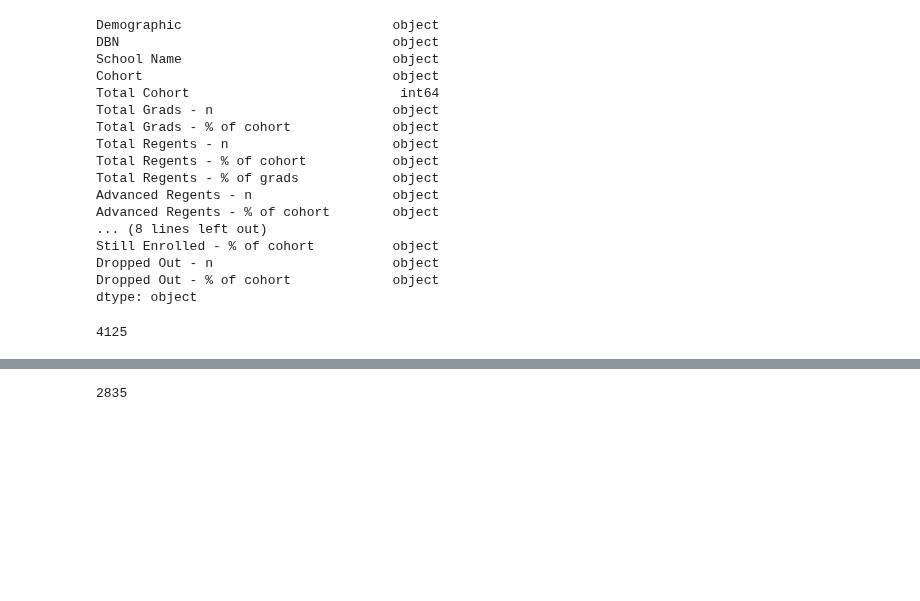
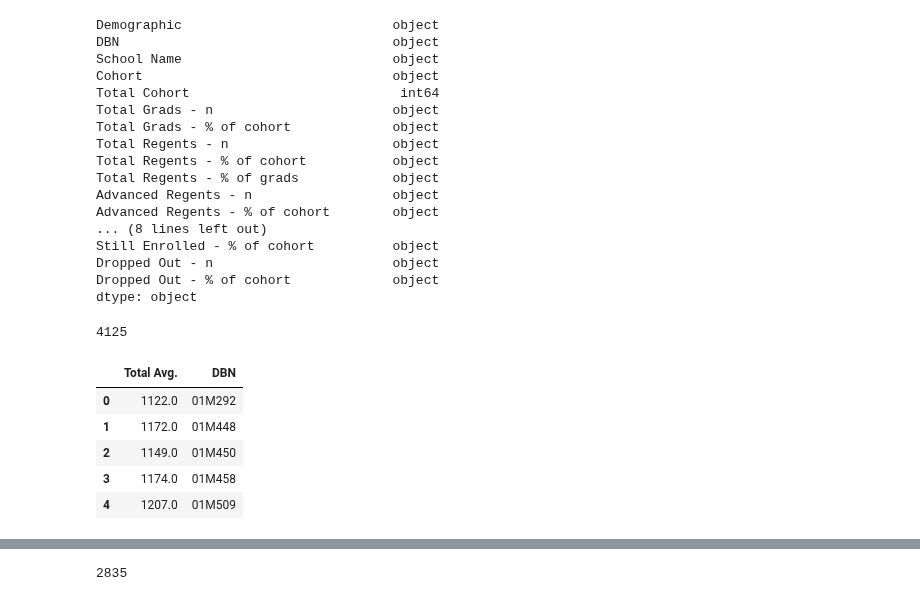
Before and after one commit to ckyko/CSC59970Project, a Jupyter notebook: school_scores.ipynb, the cells around one changed output, grey strips where cells are left out. Cells and saved outputs as stored; diff of their text form; code cells hidden in the pictures; blank space fills up the shorter version.

```diff
--- a/school_scores.ipynb
+++ b/school_scores.ipynb
@@ -274,6 +278,16 @@ Dropped Out - n                       object
 Dropped Out - % of cohort             object
 dtype: object
 4125
+# %%
+sub_sat = sat.loc[: , {'DBN', 'Total Avg.'}]
+sub_sat.head()
+# %% [output]
+|  | Total Avg. | DBN |
+| 0 | 1122.0 | 01M292 |
+| 1 | 1172.0 | 01M448 |
+| 2 | 1149.0 | 01M450 |
+| 3 | 1174.0 | 01M458 |
+| 4 | 1207.0 | 01M509 |
 # %%
 sub_outc = sub_outc.loc[:, {'DBN', 'Total Grads - % of cohort',
        'Total Regents - % of cohort', 'Advanced Regents - % of cohort', 'Advanced Regents - % of grads'}]
```
Also changed, not shown: parts of 28 cells of this notebook.
